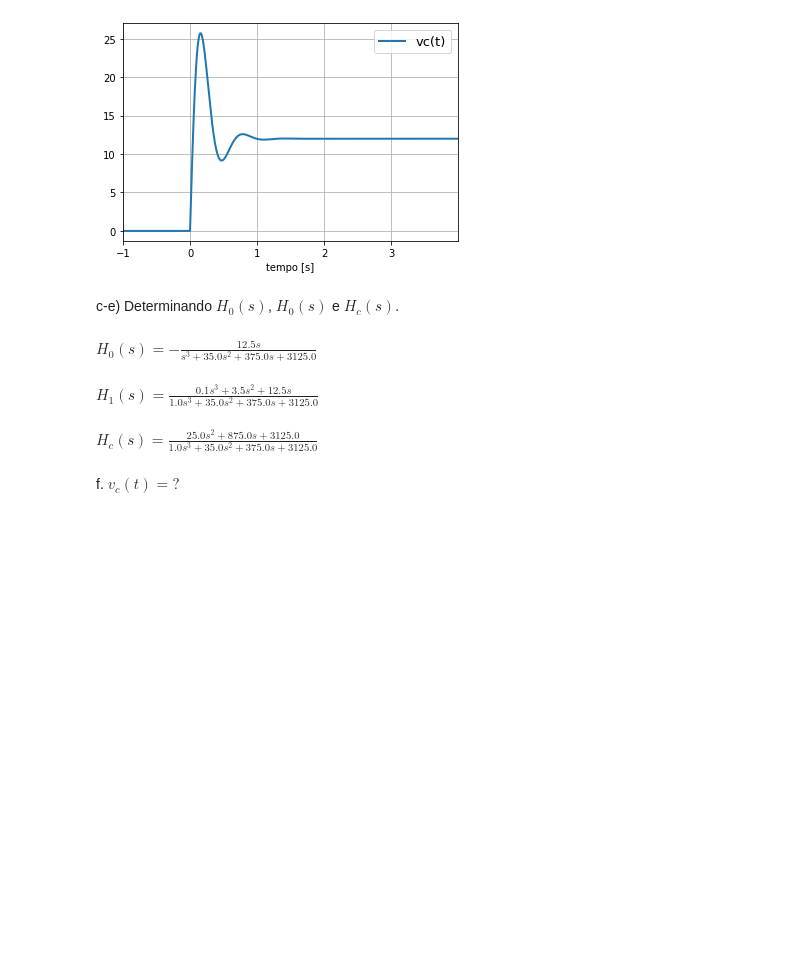
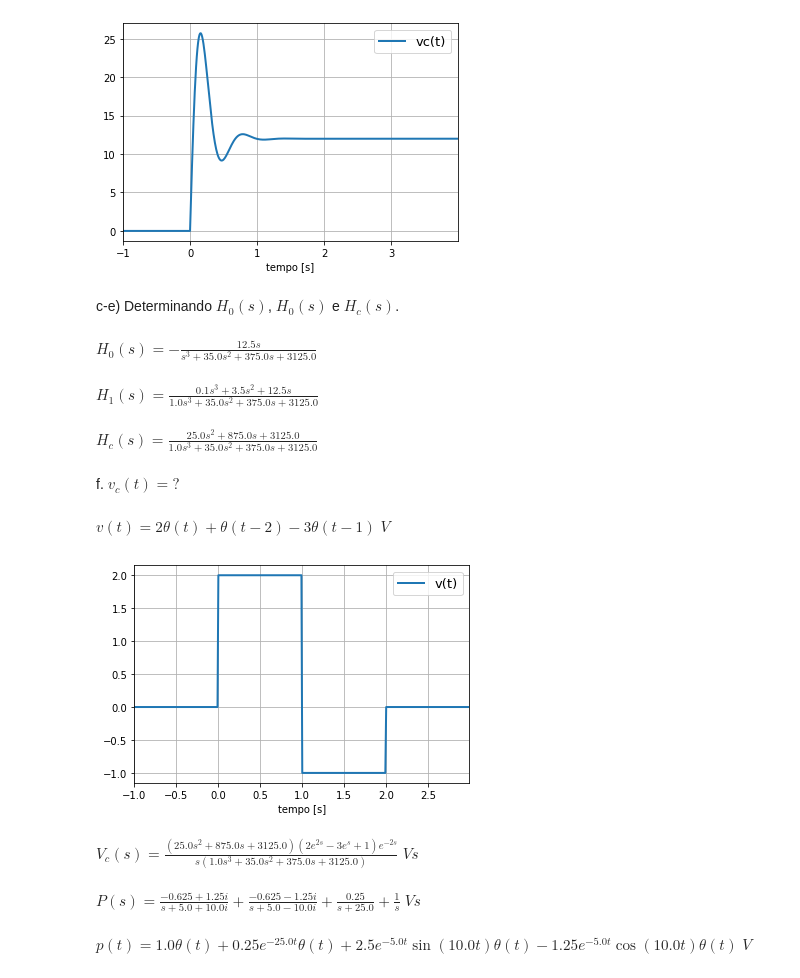
Before and after one commit to edsonportosilva/ElectricCircuits, a Jupyter notebook: Jupyter notebooks/Circuitos Eletricos I - Semana 12.1.ipynb, the cells around one changed output. Cells and saved outputs as stored; diff of their text form; code cells hidden in the pictures; blank space fills up the shorter version.

```diff
--- a/Jupyter notebooks/Circuitos Eletricos I - Semana 12.1.ipynb
+++ b/Jupyter notebooks/Circuitos Eletricos I - Semana 12.1.ipynb
@@ -197,25 +197,34 @@ f. $v_c(t)=?$
 # %%
 v = 2*(sp.Heaviside(t)-sp.Heaviside(t-1)) - 1*(sp.Heaviside(t-1)-sp.Heaviside(t-2))
 
 symdisp('v(t) =', v, ' V')
 
 # plota funções no domínio do tempo
 intervalo = np.arange(-1, 3, 0.01)
-symplot(t, v1, intervalo, 'v(t)')
+symplot(t, v, intervalo, 'v(t)')
+# %% [output]
+$\displaystyle v(t) =2 \theta\left(t\right) + \theta\left(t - 2\right) - 3 \theta\left(t - 1\right)\; V$
+[figure, added]
 # %%
 # determina Vc(s) via função de transferência
-Vc = Hc*V1
+V = L(v, t, s)
+Vc = Hc*V
 
 symdisp('V_c(s) =', Vc.simplify(), ' Vs')
+# %% [output]
+$\displaystyle V_c(s) =\frac{\left(25.0 s^{2} + 875.0 s + 3125.0\right) \left(2 e^{2 s} - 3 e^{s} + 1\right) e^{- 2 s}}{s \left(1.0 s^{3} + 35.0 s^{2} + 375.0 s + 3125.0\right)}\; Vs$
 # %%
 # função auxiliar Va(s)
-Va = (25*s**2 + 875*s + 3125)/(s**4 + 35*s**3 + 375*s**2 + 3125*s)
-Va = partFrac(Va, 10)
+P = (25*s**2 + 875*s + 3125)/(s**4 + 35*s**3 + 375*s**2 + 3125*s)
+P = partFrac(P, 10)
 
 # encontra va(t)
-va = invL(Va, s, t)
-va = va.expand()
+p = invL(P, s, t)
+p = p.expand()
 
-symdisp('V_a(s) =', Va , ' Vs')
-symdisp('v_a(t) =', va, ' V')
+symdisp('P(s) =', P , ' Vs')
+symdisp('p(t) =', p, ' V')
+# %% [output]
+$\displaystyle P(s) =\frac{-0.625 + 1.25 i}{s + 5.0 + 10.0 i} + \frac{-0.625 - 1.25 i}{s + 5.0 - 10.0 i} + \frac{0.25}{s + 25.0} + \frac{1}{s}\; Vs$
+$\displaystyle p(t) =1.0 \theta\left(t\right) + 0.25 e^{- 25.0 t} \theta\left(t\right) + 2.5 e^{- 5.0 t} \sin{\left(10.0 t \right)} \theta\left(t\right) - 1.25 e^{- 5.0 t} \cos{\left(10.0 t \right)} \theta\left(t\right)\; V$
 # %%
```
Also changed, not shown: parts of 2 cells of this notebook, 1 other file.
